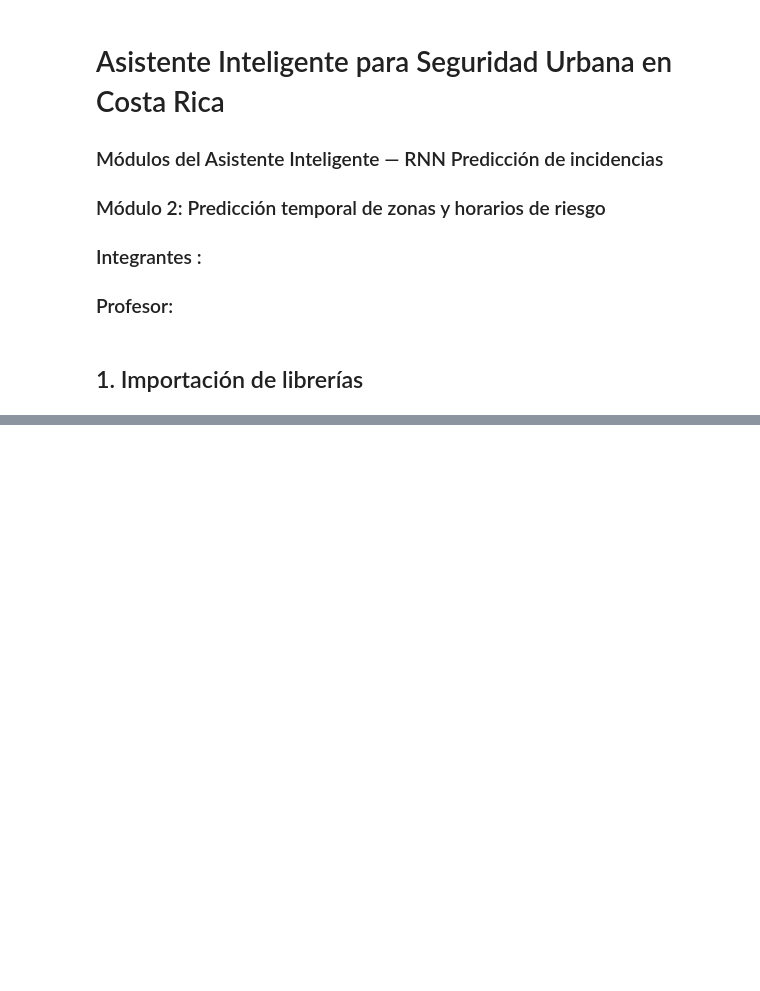
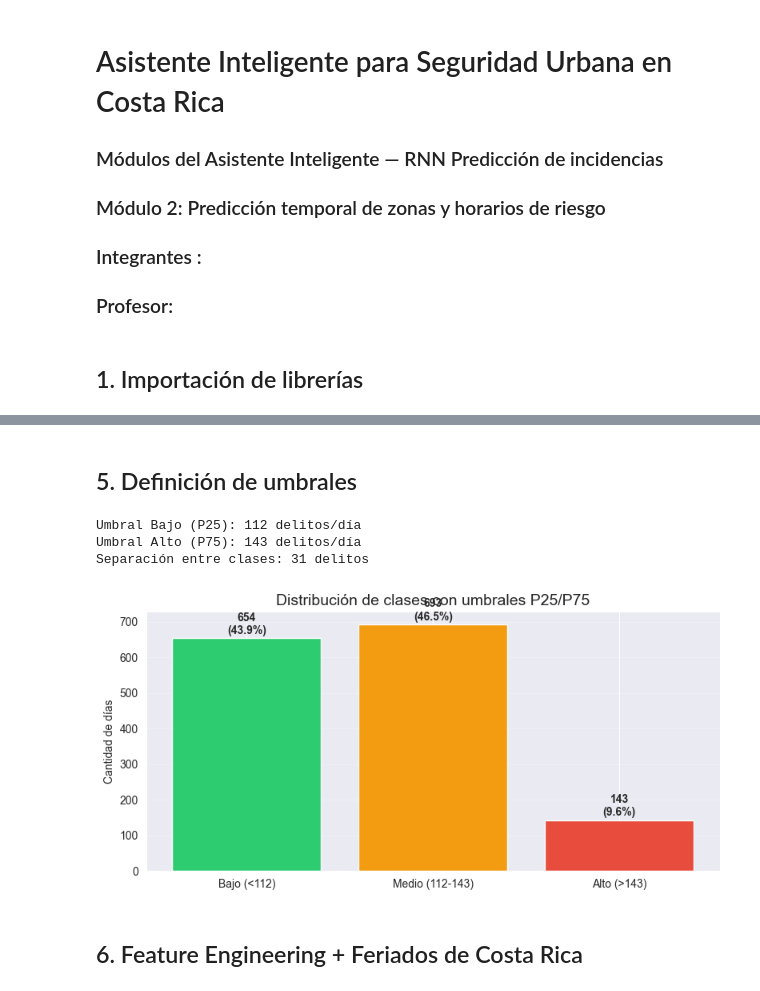
Before and after one commit to kendalls-s/SmartCityIA, a Jupyter notebook: notebooks/03_RNN_Incidencias.ipynb, the cells around one changed output, grey strips where cells are left out. Drawn from its saved outputs; the diff is of its cells as text; code cells hidden in the pictures; blank space fills up the shorter version.

```diff
--- a/notebooks/03_RNN_Incidencias.ipynb
+++ b/notebooks/03_RNN_Incidencias.ipynb
@@ -423,0 +108,47 @@ Modelo guardado como: modelo_rnn_incidencias.keras
+# %% [markdown]
+## 5. Definición de umbrales
+# %%
+vals = serie['Delitos'].values
+
+UMBRAL_BAJO = np.percentile(vals, 45)
+UMBRAL_ALTO = np.percentile(vals, 90)
+
+print(f"Umbral Bajo (P25): {UMBRAL_BAJO:.0f} delitos/día")
+print(f"Umbral Alto (P75): {UMBRAL_ALTO:.0f} delitos/día")
+print(f"Separación entre clases: {UMBRAL_ALTO - UMBRAL_BAJO:.0f} delitos")
+
+def categorizar_incidencias(valores, umbral_bajo=UMBRAL_BAJO, umbral_alto=UMBRAL_ALTO):
+    """0=Bajo  1=Medio  2=Alto"""
+    categorias = []
+    for v in np.array(valores).flatten():
+        if v < umbral_bajo:
+            categorias.append(0)
+        elif v <= umbral_alto:
+            categorias.append(1)
+        else:
+            categorias.append(2)
+    return np.array(categorias)
+
+nombres_clases = [f'Bajo (<{UMBRAL_BAJO:.0f})', f'Medio ({UMBRAL_BAJO:.0f}-{UMBRAL_ALTO:.0f})', f'Alto (>{UMBRAL_ALTO:.0f})']
+
+cats = categorizar_incidencias(vals)
+unique, counts = np.unique(cats, return_counts=True)
+
+fig, ax = plt.subplots(figsize=(8, 4))
+colors = ['#2ecc71', '#f39c12', '#e74c3c']
+bars = ax.bar(nombres_clases, counts, color=colors, edgecolor='white')
+for bar, count in zip(bars, counts):
+    ax.text(bar.get_x() + bar.get_width()/2., bar.get_height() + 5,
+            f'{count}\n({count/len(cats)*100:.1f}%)', ha='center', va='bottom', fontweight='bold')
+ax.set_title('Distribución de clases con umbrales P25/P75', fontsize=14)
+ax.set_ylabel('Cantidad de días')
+ax.grid(True, alpha=0.3, axis='y')
+plt.tight_layout()
+plt.show()
+# %% [output]
+Umbral Bajo (P25): 112 delitos/día
+Umbral Alto (P75): 143 delitos/día
+Separación entre clases: 31 delitos
+[figure, added]
+# %% [markdown]
+## 6. Feature Engineering + Feriados de Costa Rica
```
Also changed, not shown: parts of 74 cells of this notebook.
